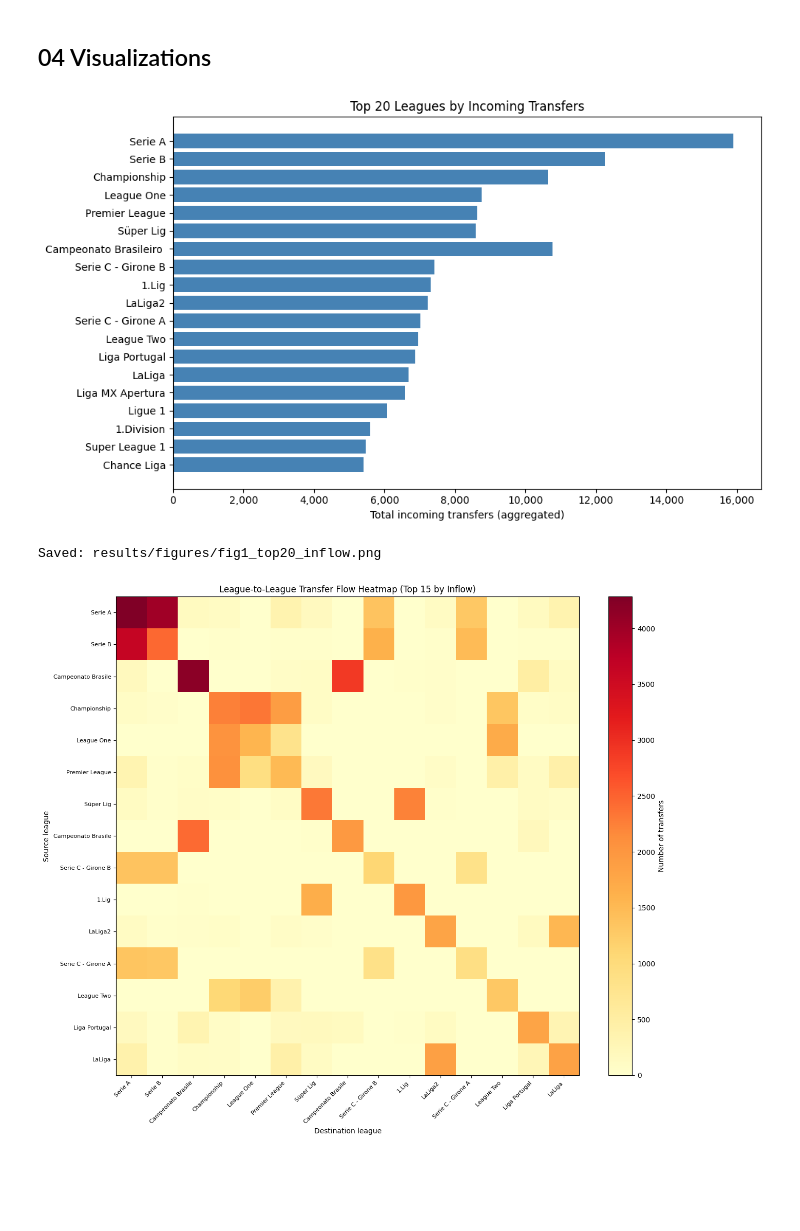
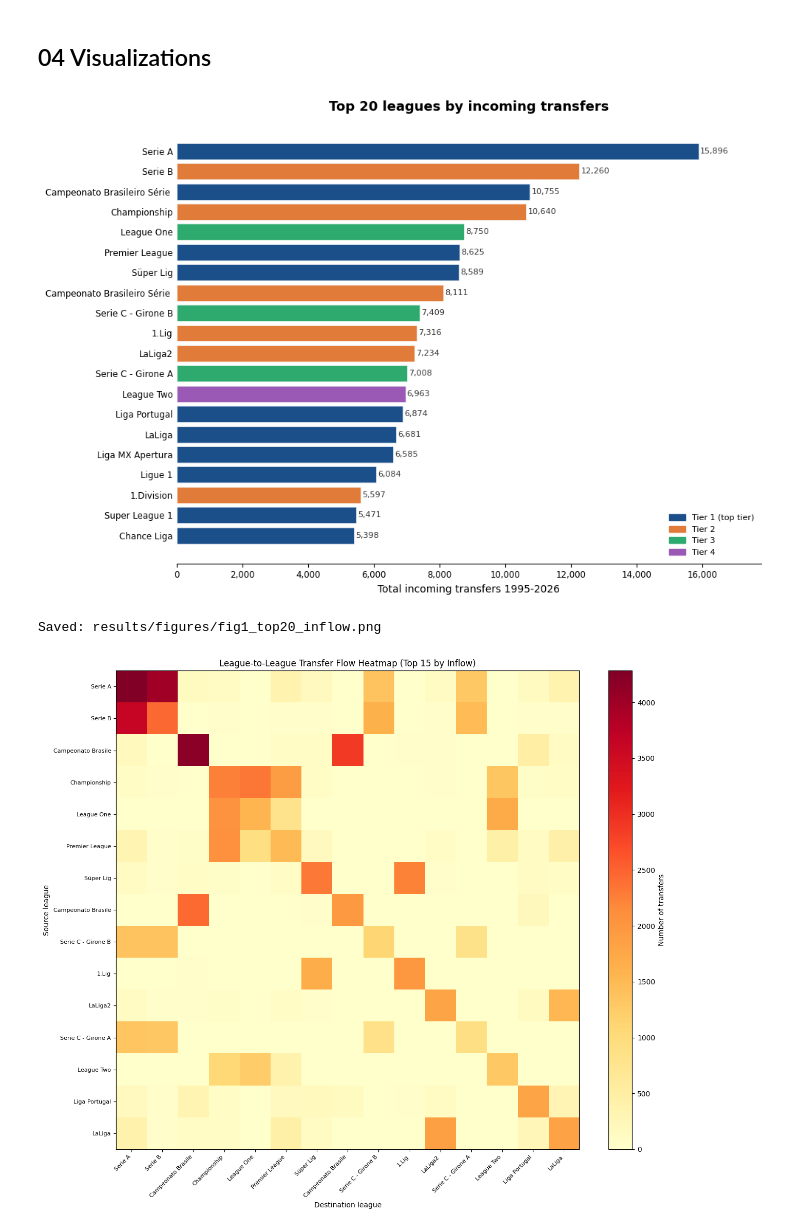
Before and after one commit to timg4/Mobility-in-Global-Football, a Jupyter notebook: 02_analysis.ipynb, the cells around one changed output. Cells and saved outputs as stored; diff of their text form; code cells hidden in the pictures; blank space fills up the shorter version.

```diff
--- a/02_analysis.ipynb
+++ b/02_analysis.ipynb
@@ -801,20 +799,56 @@ DataFrameGroupBy.apply operated on the grouping columns. This behavior is deprec
 ## 04  Visualizations
 # %%
 # ── Visual 1: Top-20 league inflow bar chart ─────────────────────────────────
-top20 = inflow.head(20).copy()
-top20['short'] = top20['league_name'].str.slice(0, 22)
+import matplotlib.patches as mpatches
 
-fig, ax = plt.subplots(figsize=(10, 6))
-ax.barh(top20['short'][::-1], top20['total_in_transfers'][::-1], color='steelblue')
-ax.set_xlabel('Total incoming transfers (aggregated)')
-ax.set_title('Top 20 Leagues by Incoming Transfers', fontsize=12)
+PSEUDO = {'WITHOUT_CLUB', 'RETIREMENT', 'UNKNOWN_CLUB'}
+top20 = (
+    inflow[~inflow['league_name'].isin(PSEUDO)]
+    .sort_values('total_in_transfers', ascending=False)
+    .head(20)
+    .sort_values('total_in_transfers', ascending=True)
+    .reset_index(drop=True)
+)
+
+tier_lookup = (
+    pd.concat([
+        edge_all[['dest_league_id','dest_tier']].rename(columns={'dest_league_id':'league','dest_tier':'tier'}),
+        edge_all[['source_league_id','source_tier']].rename(columns={'source_league_id':'league','source_tier':'tier'}),
+    ]).dropna().drop_duplicates(subset=['league'])
+    .set_index('league')['tier'].to_dict()
+)
+top20['tier'] = top20['dest_league_id'].map(tier_lookup)
+TIER_COLOR = {'1': '#1a4f8a', '2': '#e07b39', '3': '#2eaa6e', '4': '#9b59b6'}
+colors = [TIER_COLOR.get(str(t), '#aaaaaa') for t in top20['tier'].tolist()]
+labels = top20['league_name'].str.slice(0, 28).tolist()
+values = top20['total_in_transfers'].tolist()
+
+fig, ax = plt.subplots(figsize=(10, 7))
+ax.barh(range(len(labels)), values, color=colors, edgecolor='white', linewidth=0.4)
+ax.set_yticks(range(len(labels)))
+ax.set_yticklabels(labels, fontsize=8.5)
+for i, val in enumerate(values):
+    ax.text(val + 50, i, f'{int(val):,}', va='center', ha='left', fontsize=8, color='#333333')
+ax.set_xlabel('Total incoming transfers 1995-2026', fontsize=10)
+ax.set_title('Top 20 leagues by incoming transfers', fontsize=13, fontweight='bold', pad=12)
+ax.spines[['top', 'right', 'left']].set_visible(False)
+ax.tick_params(axis='y', length=0)
+ax.tick_params(axis='x', labelsize=8.5)
+ax.set_xlim(0, max(values) * 1.12)
 ax.xaxis.set_major_formatter(mticker.FuncFormatter(lambda x, _: f'{int(x):,}'))
+legend_patches = [
+    mpatches.Patch(color='#1a4f8a', label='Tier 1 (top tier)'),
+    mpatches.Patch(color='#e07b39', label='Tier 2'),
+    mpatches.Patch(color='#2eaa6e', label='Tier 3'),
+    mpatches.Patch(color='#9b59b6', label='Tier 4'),
+]
+ax.legend(handles=legend_patches, fontsize=8, frameon=False, loc='lower right')
 plt.tight_layout()
 plt.savefig(RESULTS_FIGURES / 'fig1_top20_inflow.png', dpi=150, bbox_inches='tight')
 plt.show()
 print("Saved: results/figures/fig1_top20_inflow.png")
 # %% [output]
-[figure, old version]
+[figure, new version]
 Saved: results/figures/fig1_top20_inflow.png
 # %%
 # ── Visual 2: League-to-League Flow Heatmap (top 15 × top 15) ────────────────
```
Also changed, not shown: parts of 5 cells of this notebook, 8 other files.
